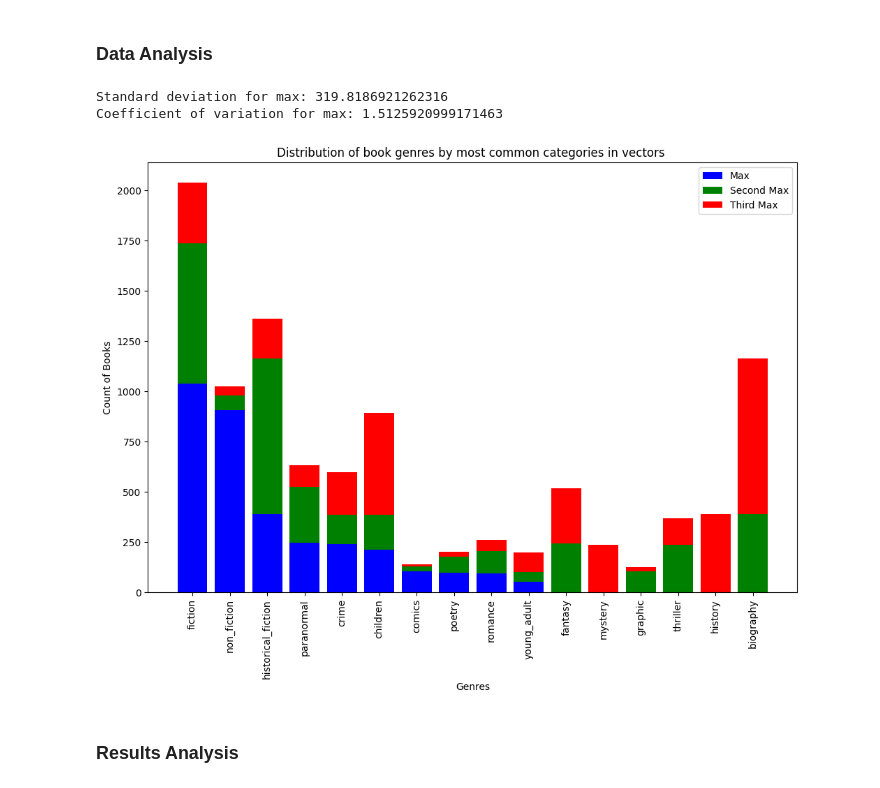
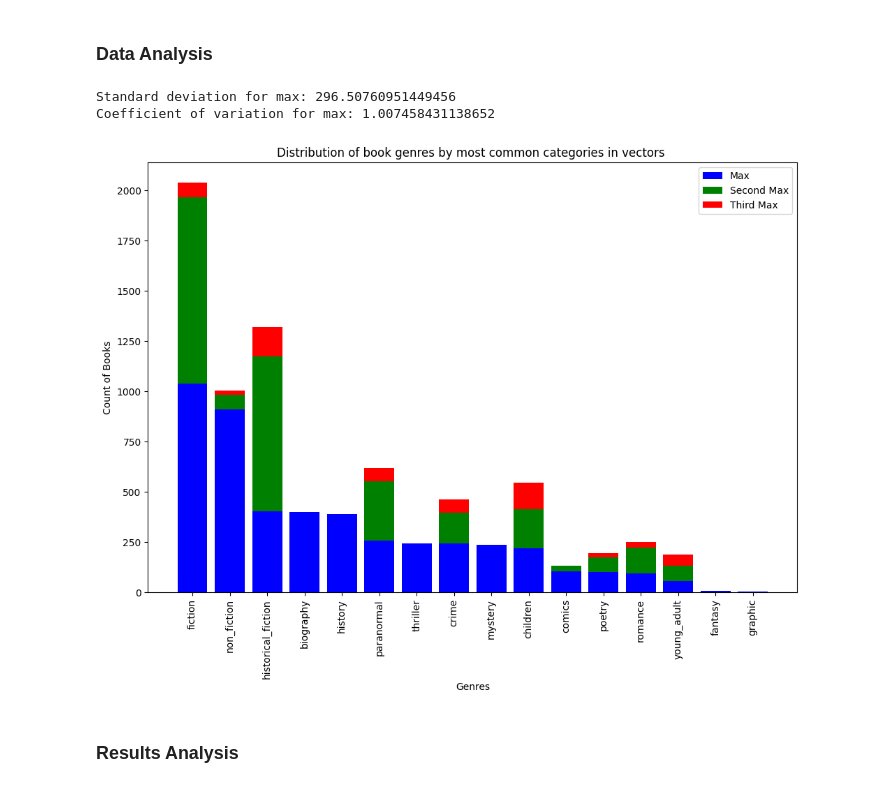
Before and after one commit to jamonbri/master_thesis, a Jupyter notebook: project/results_analysis.ipynb, the cells around one changed output. Drawn from its saved outputs; the diff is of its cells as text; code cells hidden in the pictures.

```diff
--- a/project/results_analysis.ipynb
+++ b/project/results_analysis.ipynb
@@ -15,12 +15,12 @@ warnings.filterwarnings("ignore")
 # %%
 # Book genres distribution
 
-df_items = pd.read_csv("data/results/2024-06-06_01/initial_items_1.csv")
+df_items = pd.read_csv("data/results/2024-06-19_01/initial_items_1.csv")
 plot_book_distribution_by_genre(df_items, stats="max")
 # %% [output]
-Standard deviation for max: 319.8186921262316
-Coefficient of variation for max: 1.5125920999171463
+Standard deviation for max: 296.50760951449456
+Coefficient of variation for max: 1.007458431138652
-[figure, old version]
+[figure, new version]
 # %% [markdown]
 ### Results Analysis
 # %%
```
Also changed, not shown: parts of 8 cells of this notebook, 9 other files.
